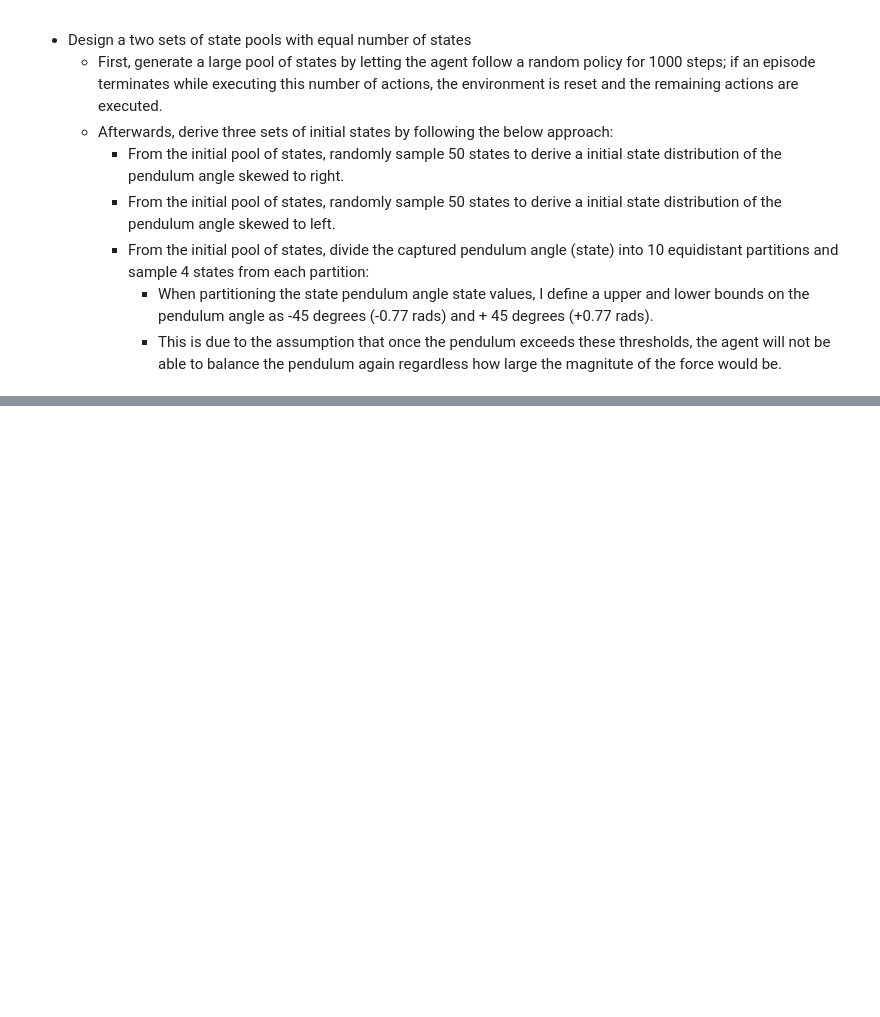
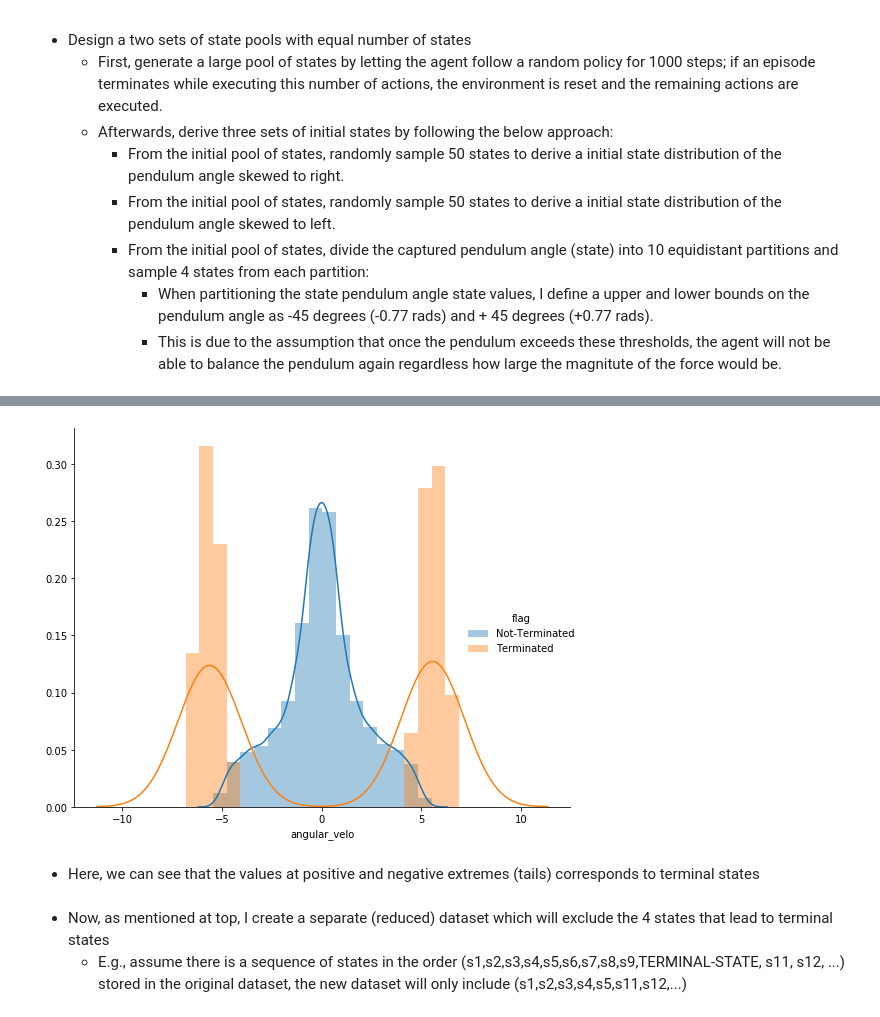
Before and after one commit to PandulaP/RL_Research, a Jupyter notebook: Pb_policy_iteration/cart_pole_modified_env/initial_state_analysis/initial_state_analysis.ipynb, the cells around one changed output, grey strips where cells are left out. Saved outputs shown, nothing was run; the diff lists cells and outputs as text; code cells hidden in the pictures; blank space fills up the shorter version.

```diff
--- a/Pb_policy_iteration/cart_pole_modified_env/initial_state_analysis/initial_state_analysis.ipynb
+++ b/Pb_policy_iteration/cart_pole_modified_env/initial_state_analysis/initial_state_analysis.ipynb
@@ -160,0 +122,9 @@ def partition_action_space(env_name:'string'
+# %%
+plot_distribution(obs_df, 'angular_velo')
+# %% [output]
+[figure, added]
+# %% [markdown]
+- Here, we can see that the values at positive and negative extremes (tails) corresponds to terminal states
+# %% [markdown]
+- Now, as mentioned at top, I create a separate (reduced) dataset which will exclude the 4 states that lead to terminal states
+    - E.g., assume there is a sequence of states in the order (s1,s2,s3,s4,s5,s6,s7,s8,s9,TERMINAL-STATE, s11, s12, ...) stored in the original dataset, the new dataset will only include (s1,s2,s3,s4,s5,s11,s12,...)
```
Also changed, not shown: parts of 21 cells of this notebook.
